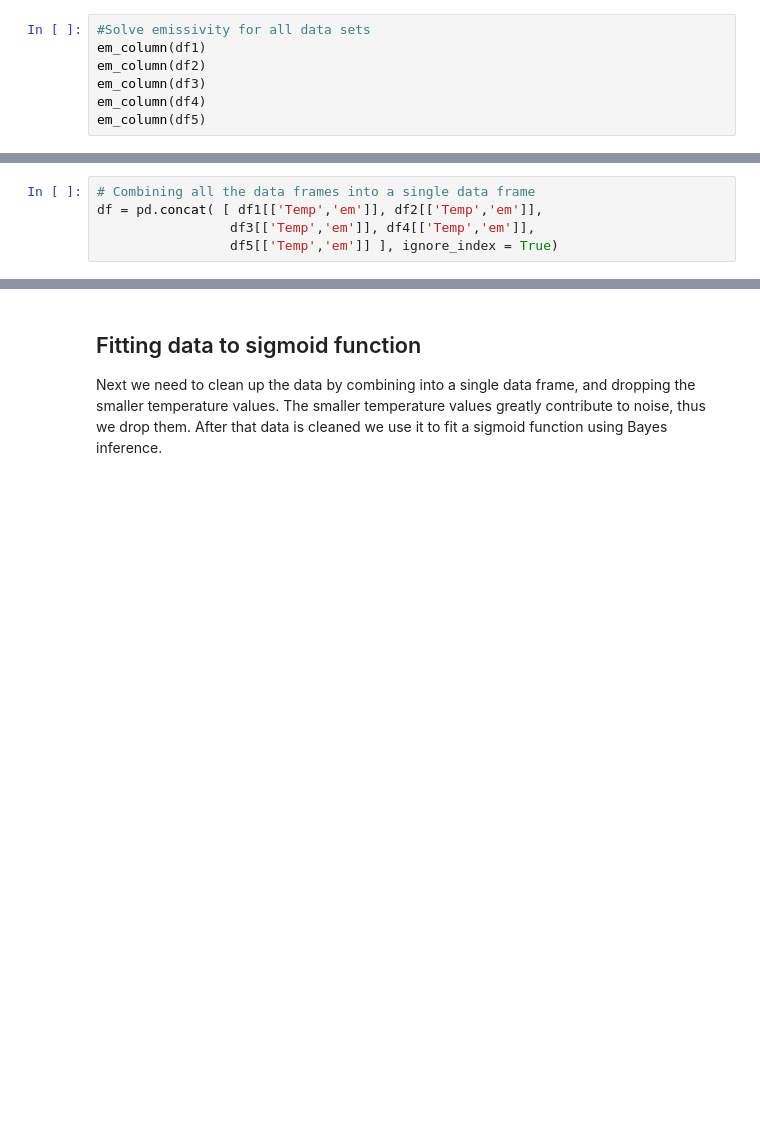
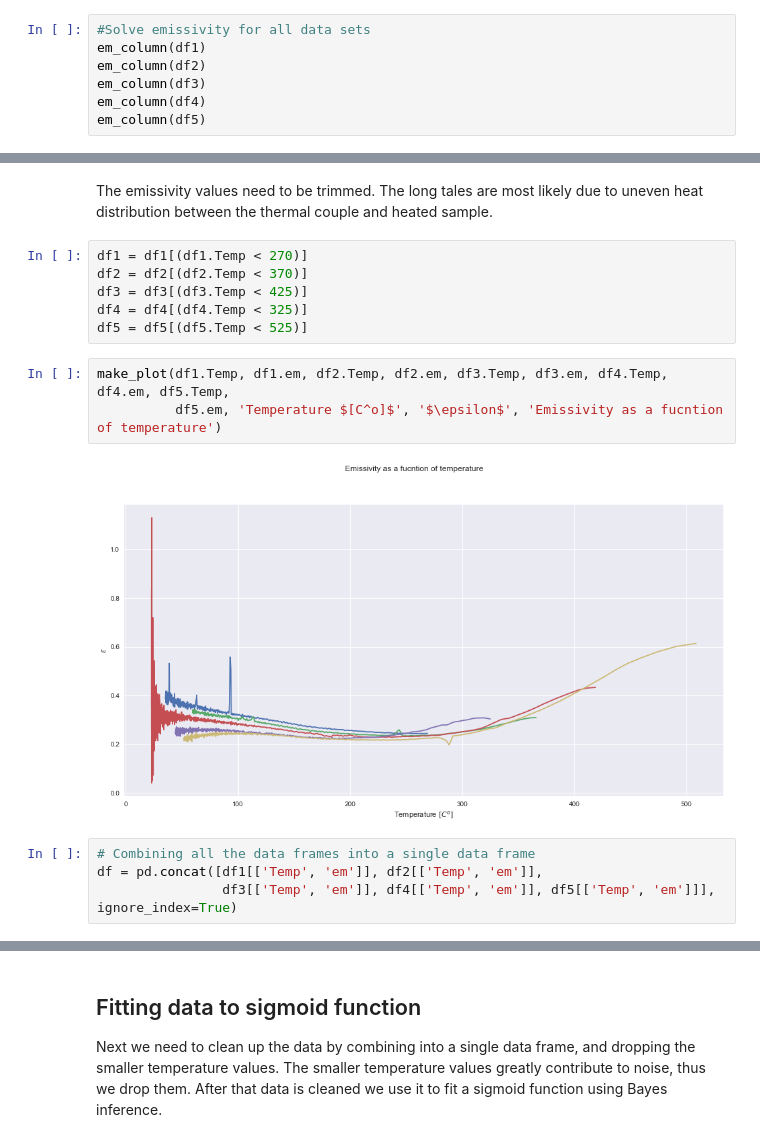
Before and after one commit to caheredia/Emissivity_Bayes, a Jupyter notebook: deliver/2017-10-28_ch_emissivity_bayes.ipynb, the cells around one changed output, grey strips where cells are left out. Drawn from its saved outputs; the diff is of its cells as text; blank space fills up the shorter version.

```diff
--- a/deliver/2017-10-28_ch_emissivity_bayes.ipynb
+++ b/deliver/2017-10-28_ch_emissivity_bayes.ipynb
@@ -120,10 +116,22 @@ plt.show()
 # %% [output]
 [figure]
+# %% [markdown]
+The emissivity values need to be trimmed. The long tales are most likely due to uneven heat distribution between the thermal couple and heated sample.
+# %%
+df1 = df1[(df1.Temp < 270)]
+df2 = df2[(df2.Temp < 370)]
+df3 = df3[(df3.Temp < 425)]
+df4 = df4[(df4.Temp < 325)]
+df5 = df5[(df5.Temp < 525)]
+# %%
+make_plot(df1.Temp, df1.em, df2.Temp, df2.em, df3.Temp, df3.em, df4.Temp, df4.em, df5.Temp,
+          df5.em, 'Temperature $[C^o]$', '$\epsilon$', 'Emissivity as a fucntion of temperature')
+# %% [output]
+[figure, added]
 # %%
 # Combining all the data frames into a single data frame
-df = pd.concat( [ df1[['Temp','em']], df2[['Temp','em']],
-                 df3[['Temp','em']], df4[['Temp','em']],
-                 df5[['Temp','em']] ], ignore_index = True)
+df = pd.concat([df1[['Temp', 'em']], df2[['Temp', 'em']],
+                df3[['Temp', 'em']], df4[['Temp', 'em']], df5[['Temp', 'em']]], ignore_index=True)
 # %%
 df.plot.scatter(y = 'em', x = 'Temp', color = 'orange',
                 ylim = (0.2,.45),  xlim = (100,450),
```
Also changed, not shown: parts of 16 cells of this notebook.
